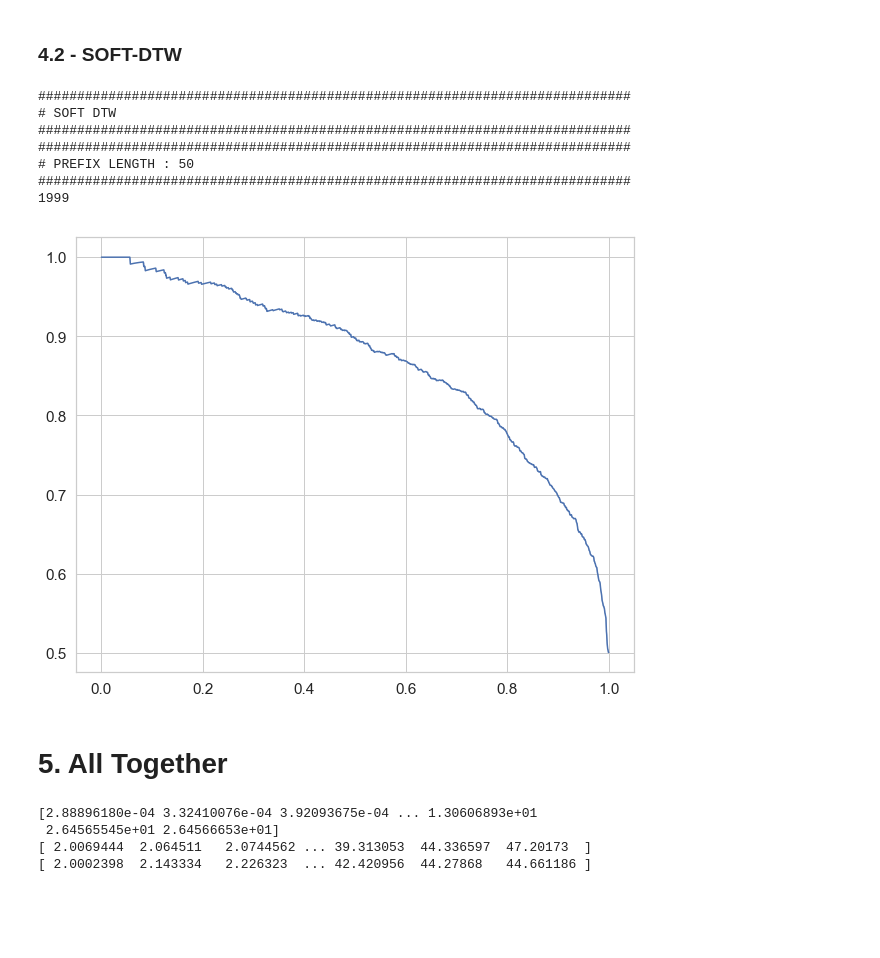
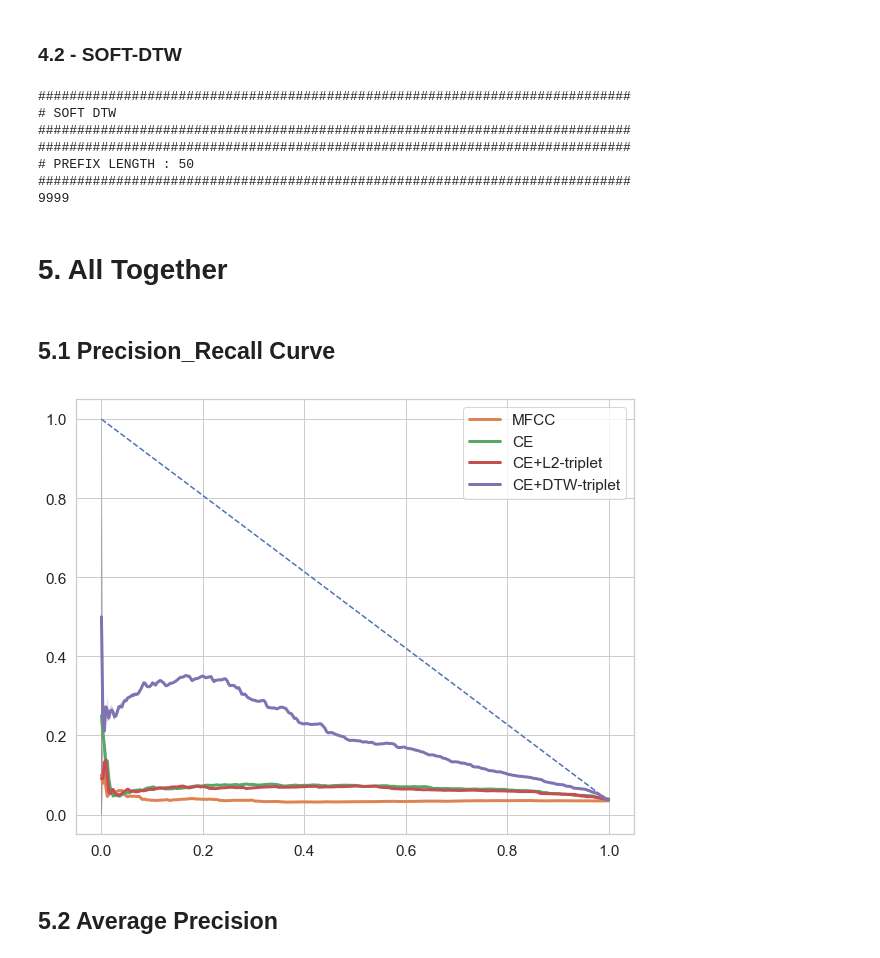
Before and after one commit to qdenisq/SpeechAcquisitionModel, a Jupyter notebook: src/dtw/precision_recall_mAP.ipynb, the cells around one changed output. Drawn from its saved outputs; the diff is of its cells as text; code cells hidden in the pictures; blank space fills up the shorter version.

Commit message:
DS: refine precision_recall notebooks

```diff
--- a/src/dtw/precision_recall_mAP.ipynb
+++ b/src/dtw/precision_recall_mAP.ipynb
@@ -157,17 +169,13 @@ y_true = np.concatenate((np.zeros((n_duplicates_size)), np.ones((n_mini_batch_si
 
 # initialize dist_lists
 
-duplicates_dtw = []
-non_duplicates_dtw = []
+dtw = []
 
 for i in range(n_mini_batch_size):
     print(i, end='\r')
     x = data['x'][i].squeeze()
+    y = data1['x'][i].squeeze()
+    dtw.append(dtwalign.dtw(x, y, dist=DISTANCE, step_pattern=STEP_PATTERN, open_end=False, dist_only=True).normalized_distance)
 
-    if i < n_duplicates_size :
-        y_duplicate = duplicates['x'][i].squeeze()
-        duplicates_dtw.append(dtwalign.dtw(x, y_duplicate, dist=DISTANCE, step_pattern=STEP_PATTERN, open_end=False, dist_only=True).normalized_distance)
-
-    y_non_duplicate = non_duplicates['x'][i].squeeze()
-    non_duplicates_dtw.append(dtwalign.dtw(x, y_non_duplicate, dist=DISTANCE, step_pattern=STEP_PATTERN, open_end=False, dist_only=True).normalized_distance)
+mfcc_dtw_dist = np.array(dtw)
 # %% [output]
@@ -175,6 +212,0 @@ for i in range(n_mini_batch_size):
-# %%
-
-mfcc_dtw_dist = np.concatenate((duplicates_dtw, non_duplicates_dtw))
-precision, recall, _ = precision_recall_curve(y_true, mfcc_dtw_dist)
-plt.figure(figsize=(10,8))
-sns.lineplot(recall, precision)
@@ -423,13 +362,17 @@ for PREFIX_LEN in PREFIX_LENS:
 
     z, *_ = nn.single_forward(nn_input)
     z = z
-    z_detach = z.detach().cpu().numpy()
 
-    duplicates_z, *_ = nn.single_forward(torch.from_numpy(duplicates['x']).cuda().float())
-    duplicates_z = duplicates_z
+    z1, *_ = nn.single_forward(torch.from_numpy(data1['x']).cuda().float())
+    z1 = z1
 
-    non_duplicates_z, *_ = nn.single_forward(torch.from_numpy(non_duplicates['x']).cuda().float())
-    non_duplicates_z = non_duplicates_z
+
+    ###########################################################################
+    # DTW
+    ###########################################################################
+
+    soft_dtw_loss_open_end = SoftDTW(open_end=True, dist='l1')
+    soft_dtw_loss_close_end = SoftDTW(open_end=False, dist='l1')
 
     ##########################################################################
     # OPEN END = False
@@ -437,29 +380,17 @@ for PREFIX_LEN in PREFIX_LENS:
 
     # initialize dist_lists
 
-    duplicates_dtw_z = []
-    non_duplicates_dtw_z = []
-
-    duplicates_bmis = []
-    non_duplicates_bmis = []
+    dtw_z = []
 
     for i in range(n_mini_batch_size):
         print(i, end='\r')
         x = z[i].squeeze()
+        y = z1[i].squeeze()
 
-        if i < n_duplicates_size :
-            y_duplicate = duplicates_z[i].squeeze()
-            d = soft_dtw_loss_close_end(x, y_duplicate)
-            duplicates_dtw_z.append(d.detach().cpu().numpy())
+        d = soft_dtw_loss_close_end(x, y)
+        dtw_z.append(d.detach().cpu().numpy())
 
-        y_non_duplicate = non_duplicates_z[i].squeeze()
-        d = soft_dtw_loss_close_end(x, y_non_duplicate)
-        non_duplicates_dtw_z.append(d.detach().cpu().numpy())
-
-    ce_dtw_dtw_dist = np.concatenate((duplicates_dtw_z, non_duplicates_dtw_z))
-    precision, recall, _ = precision_recall_curve(y_true, ce_dtw_dtw_dist)
-    plt.figure(figsize=(10,8))
-    sns.lineplot(recall, precision)
+    ce_dtw_dtw_dist = np.array(dtw_z)
 # %% [output]
 ############################################################################
 # SOFT DTW
@@ -467,29 +398,28 @@ for PREFIX_LEN in PREFIX_LENS:
 ############################################################################
 # PREFIX LENGTH : 50
 ############################################################################
-1999
+9999
-[figure, removed]
 # %% [markdown]
 # 5. All Together
+# %% [markdown]
+## 5.1 Precision_Recall Curve
 # %%
-plt.figure(figsize=(7,5))
+plt.figure(figsize=(10,8))
 
 # no skill model
-precision, recall, _ = precision_recall_curve(y_true, np.ones(len(y_true)))
+precision, recall, _ = precision_recall_curve(y_true, np.zeros(len(y_true)), pos_label=1)
 ax = sns.lineplot(recall, precision)
 ax.lines[0].set_linestyle("--")
 
 
 models_dists = [mfcc_dtw_dist, ce_dtw_dist, ce_l2_dtw_dist, ce_dtw_dtw_dist]
 model_names = ['MFCC', 'CE', 'CE+L2-triplet', 'CE+DTW-triplet']
 for i in range(len(model_names)):
-    precision, recall, thresholds = precision_recall_curve(y_true, models_dists[i])
-    print(thresholds)
+    precision, recall, thresholds = precision_recall_curve(y_true, -np.log(models_dists[i]), pos_label=1)
     sns.lineplot(recall, precision, label=model_names[i], linewidth=3)
 plt.legend()
 plt.show()
 # %% [output]
-[2.88896180e-04 3.32410076e-04 3.92093675e-04 ... 1.30606893e+01
- 2.64565545e+01 2.64566653e+01]
-[ 2.0069444  2.064511   2.0744562 ... 39.313053  44.336597  47.20173  ]
-[ 2.0002398  2.143334   2.226323  ... 42.420956  44.27868   44.661186 ]
+[figure, added]
+# %% [markdown]
+## 5.2 Average Precision
```
Also changed, not shown: parts of 10 cells of this notebook, 1 other file.
